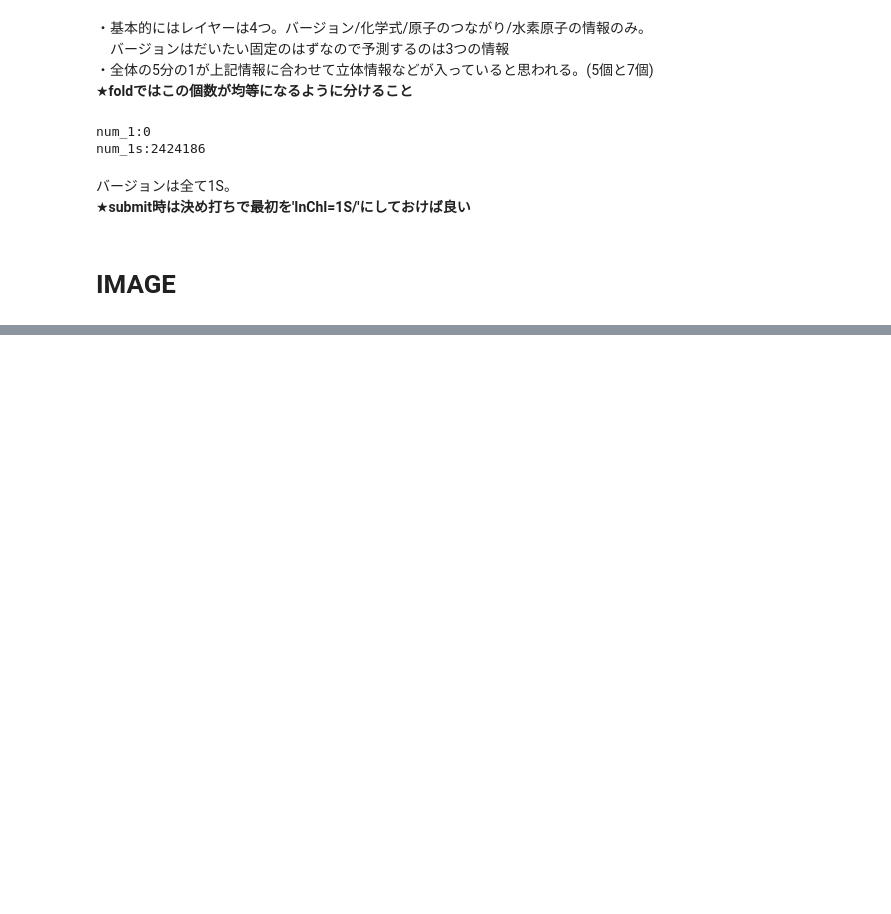
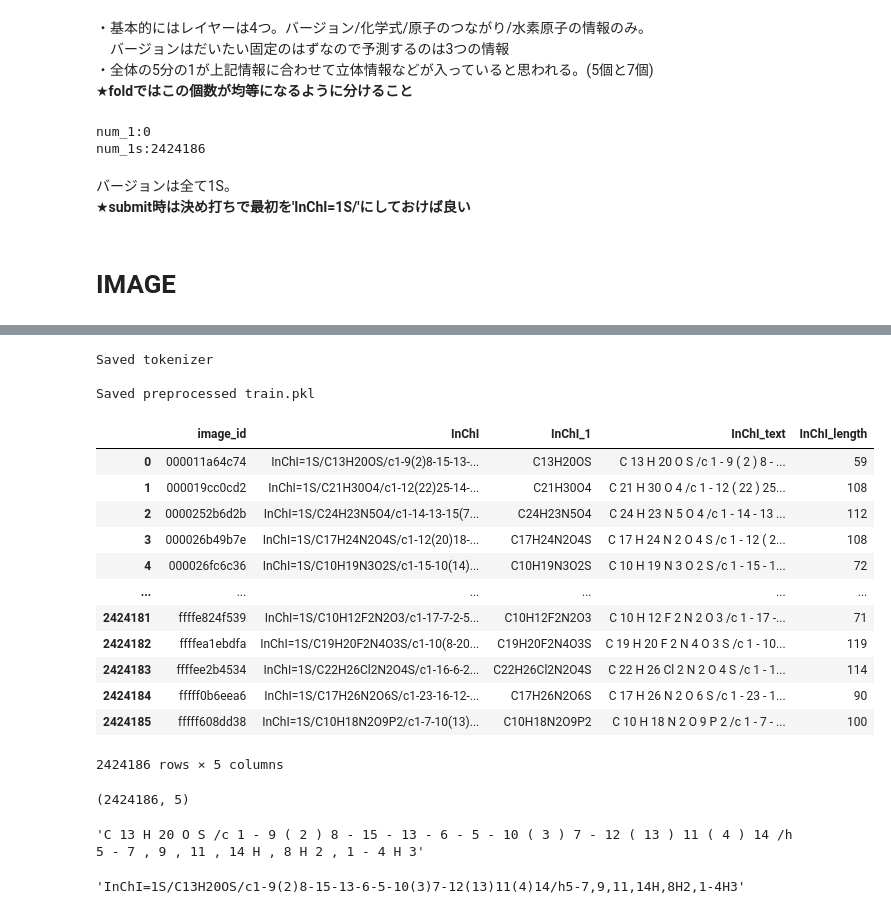
Before and after one commit to ShinAnase/BMS_MolTrans, a Jupyter notebook: EDA.ipynb, the cells around one changed output, grey strips where cells are left out. Saved outputs shown, nothing was run; the diff lists cells and outputs as text; code cells hidden in the pictures; blank space fills up the shorter version.

```diff
--- a/EDA.ipynb
+++ b/EDA.ipynb
@@ -175,0 +364,34 @@ def convert_image_id_2_path(image_id: str) -> str:
+# %%
+main()
+# %% [output]
+Saved tokenizer
+
+Saved preprocessed train.pkl
+# %%
+train
+# %% [output]
+|  | image_id | InChI | InChI_1 | InChI_text | InChI_length |
+| 0 | 000011a64c74 | InChI=1S/C13H20OS/c1-9(2)8-15-13-... | C13H20OS | C 13 H 20 O S /c 1 - 9 ( 2 ) 8 - ... | 59 |
+| 1 | 000019cc0cd2 | InChI=1S/C21H30O4/c1-12(22)25-14-... | C21H30O4 | C 21 H 30 O 4 /c 1 - 12 ( 22 ) 25... | 108 |
+| 2 | 0000252b6d2b | InChI=1S/C24H23N5O4/c1-14-13-15(7... | C24H23N5O4 | C 24 H 23 N 5 O 4 /c 1 - 14 - 13 ... | 112 |
+| 3 | 000026b49b7e | InChI=1S/C17H24N2O4S/c1-12(20)18-... | C17H24N2O4S | C 17 H 24 N 2 O 4 S /c 1 - 12 ( 2... | 108 |
+| 4 | 000026fc6c36 | InChI=1S/C10H19N3O2S/c1-15-10(14)... | C10H19N3O2S | C 10 H 19 N 3 O 2 S /c 1 - 15 - 1... | 72 |
+| ... | ... | ... | ... | ... | ... |
+| 2424181 | ffffe824f539 | InChI=1S/C10H12F2N2O3/c1-17-7-2-5... | C10H12F2N2O3 | C 10 H 12 F 2 N 2 O 3 /c 1 - 17 -... | 71 |
+| 2424182 | ffffea1ebdfa | InChI=1S/C19H20F2N4O3S/c1-10(8-20... | C19H20F2N4O3S | C 19 H 20 F 2 N 4 O 3 S /c 1 - 10... | 119 |
+| 2424183 | ffffee2b4534 | InChI=1S/C22H26Cl2N2O4S/c1-16-6-2... | C22H26Cl2N2O4S | C 22 H 26 Cl 2 N 2 O 4 S /c 1 - 1... | 114 |
+| 2424184 | fffff0b6eea6 | InChI=1S/C17H26N2O6S/c1-23-16-12-... | C17H26N2O6S | C 17 H 26 N 2 O 6 S /c 1 - 23 - 1... | 90 |
+| 2424185 | fffff608dd38 | InChI=1S/C10H18N2O9P2/c1-7-10(13)... | C10H18N2O9P2 | C 10 H 18 N 2 O 9 P 2 /c 1 - 7 - ... | 100 |
+2424186 rows × 5 columns
+# %%
+train.shape
+# %% [output]
+(2424186, 5)
+# %%
+train['InChI_text'][0]
+# %% [output]
+'C 13 H 20 O S /c 1 - 9 ( 2 ) 8 - 15 - 13 - 6 - 5 - 10 ( 3 ) 7 - 12 ( 13 ) 11 ( 4 ) 14 /h 5 - 7 , 9 , 11 , 14 H , 8 H 2 , 1 - 4 H 3'
+# %%
+train['InChI'][0]
+# %% [output]
+'InChI=1S/C13H20OS/c1-9(2)8-15-13-6-5-10(3)7-12(13)11(4)14/h5-7,9,11,14H,8H2,1-4H3'
```
Also changed, not shown: parts of 8 cells of this notebook, 1 other file.
